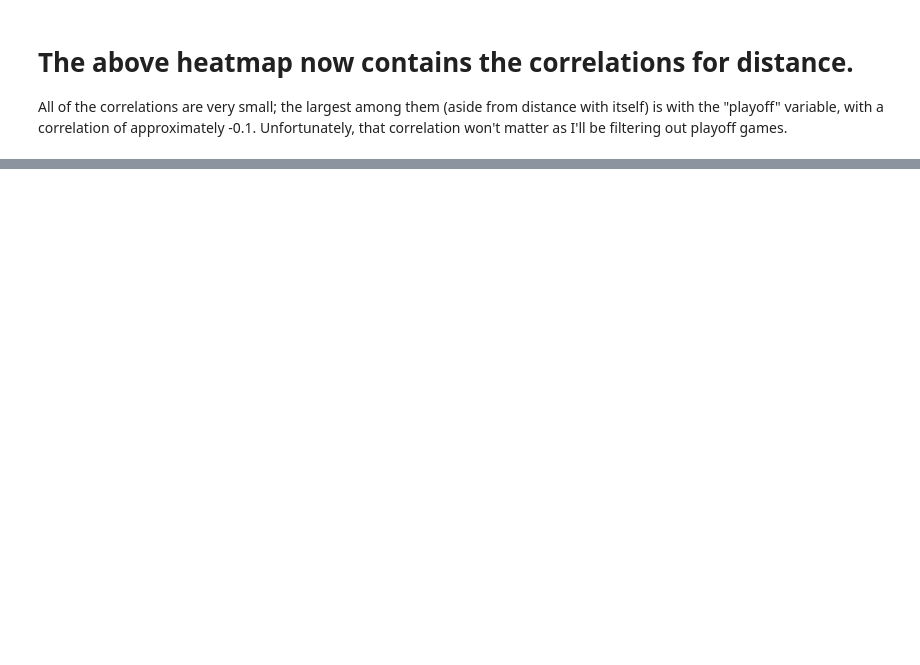
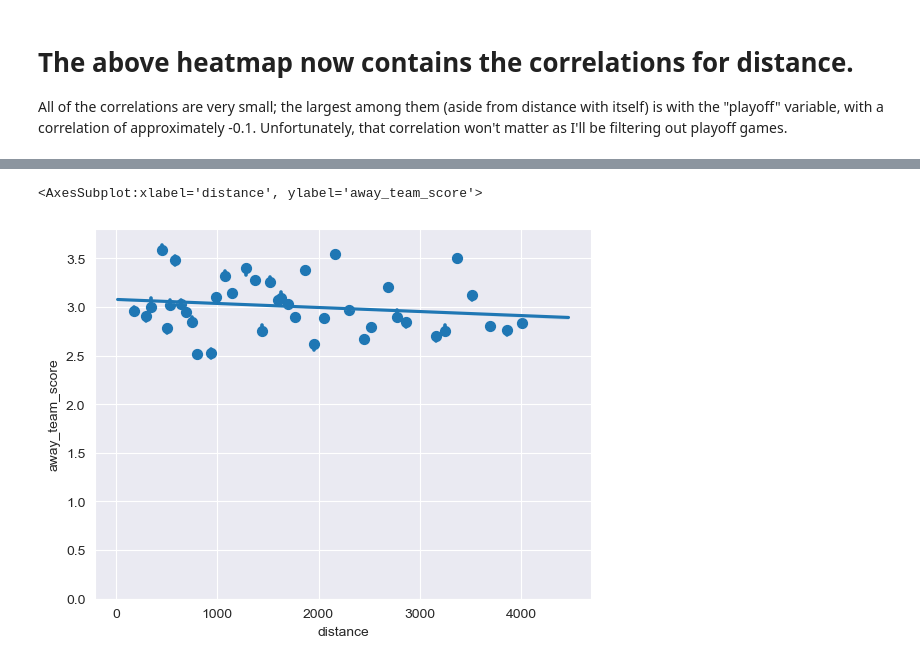
Before and after one commit to ubco-W2022T1-cosc301/project-group10, a Jupyter notebook: notebooks/analysis1.ipynb, the cells around one changed output, grey strips where cells are left out. Drawn from its saved outputs; the diff is of its cells as text; code cells hidden in the pictures; blank space fills up the shorter version.

```diff
--- a/notebooks/analysis1.ipynb
+++ b/notebooks/analysis1.ipynb
@@ -167,0 +166,7 @@ The x-axis labels were extremely cluttered, so they've been removed.
+# %%
+rp_from_zero = sns.regplot(x='distance',y='away_team_score',data=df, x_bins=40, ci=10)
+rp_from_zero.set(ylim=[0,3.8])
+rp_from_zero
+# %% [output]
+<AxesSubplot:xlabel='distance', ylabel='away_team_score'>
+[figure, added]
```
Also changed, not shown: parts of 15 cells of this notebook.
